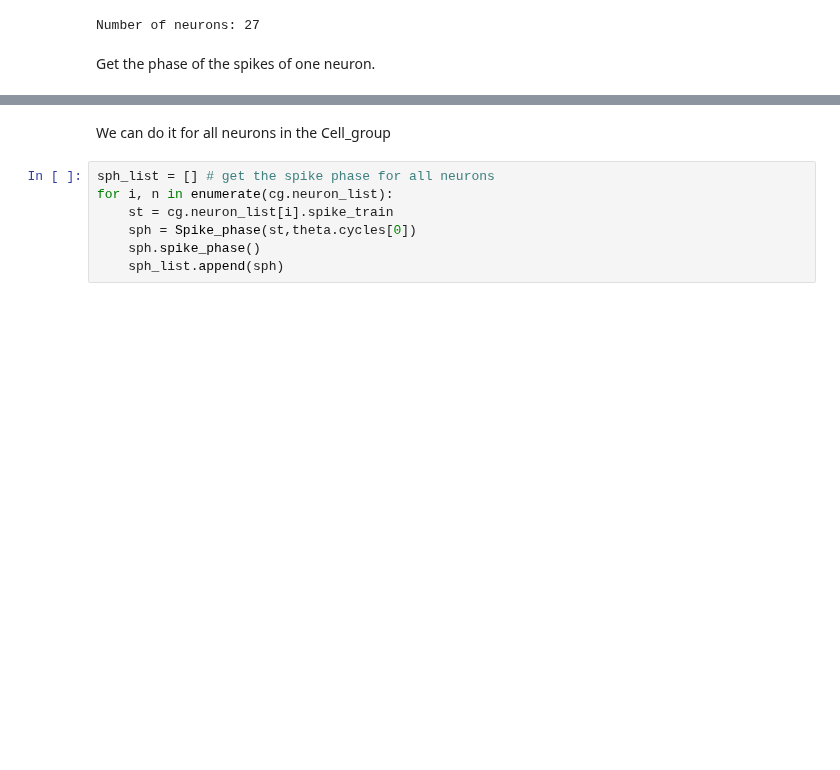
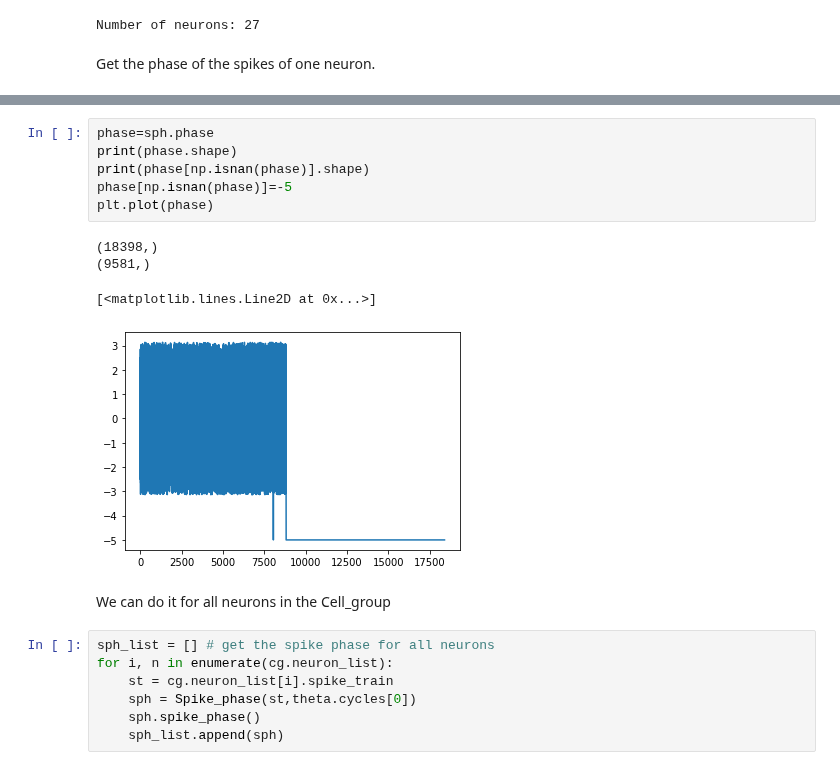
Before and after one commit to kevin-allen/spikeA, a Jupyter notebook: docs_notebooks/spike_phase.ipynb, the cells around one changed output, grey strips where cells are left out. Saved outputs shown, nothing was run; the diff lists cells and outputs as text; blank space fills up the shorter version.

```diff
--- a/docs_notebooks/spike_phase.ipynb
+++ b/docs_notebooks/spike_phase.ipynb
@@ -53,3 +104,14 @@ plt.savefig("/tmp/test_fig.png")
+# %%
+phase=sph.phase
+print(phase.shape)
+print(phase[np.isnan(phase)].shape)
+phase[np.isnan(phase)]=-5
+plt.plot(phase)
+# %% [output]
+(18398,)
+(9581,)
+[<matplotlib.lines.Line2D at 0x...>]
+[figure, added]
 # %% [markdown]
 We can do it for all neurons in the Cell_group
 # %%
```
Also changed, not shown: parts of 6 cells of this notebook, 1 other file.
